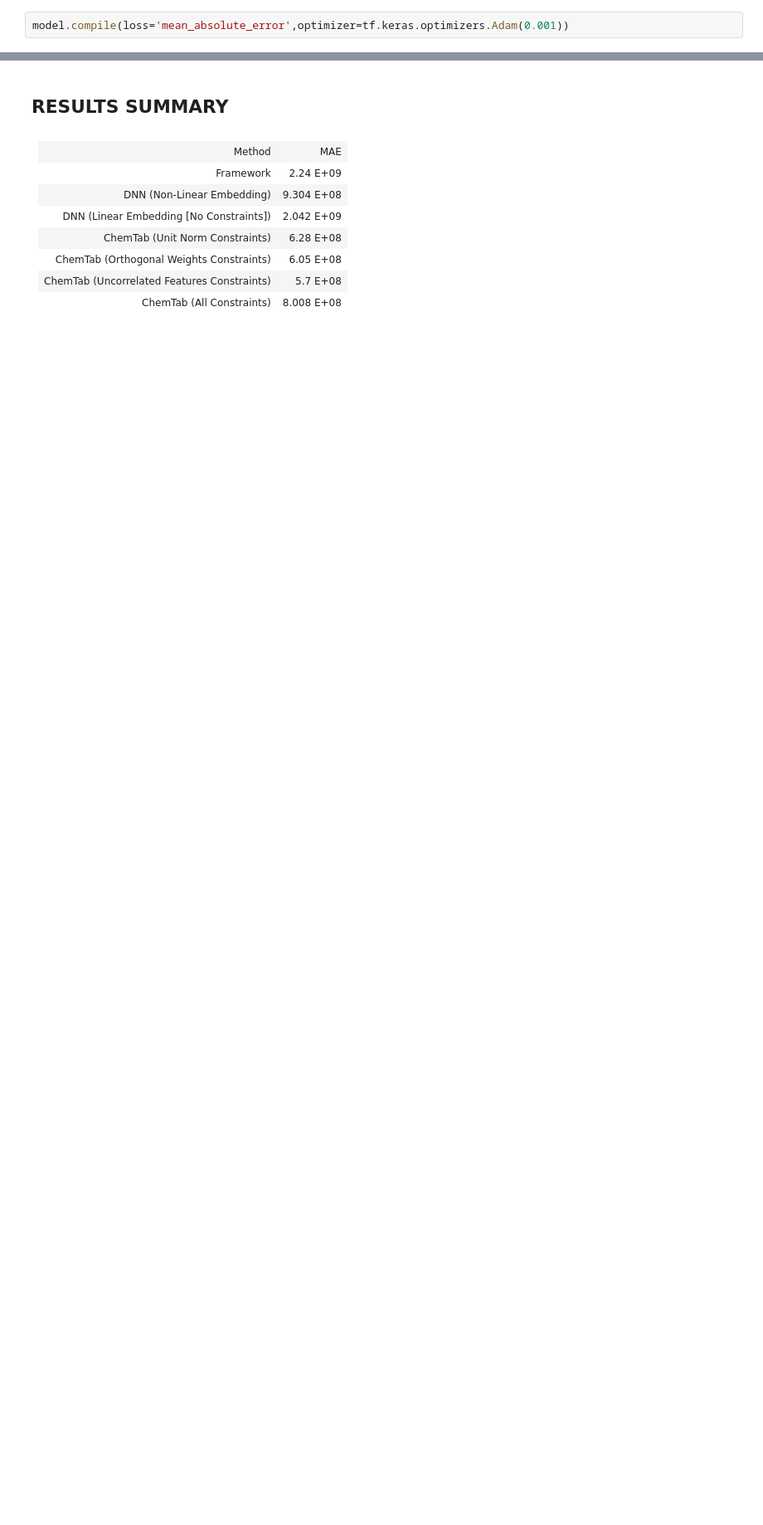
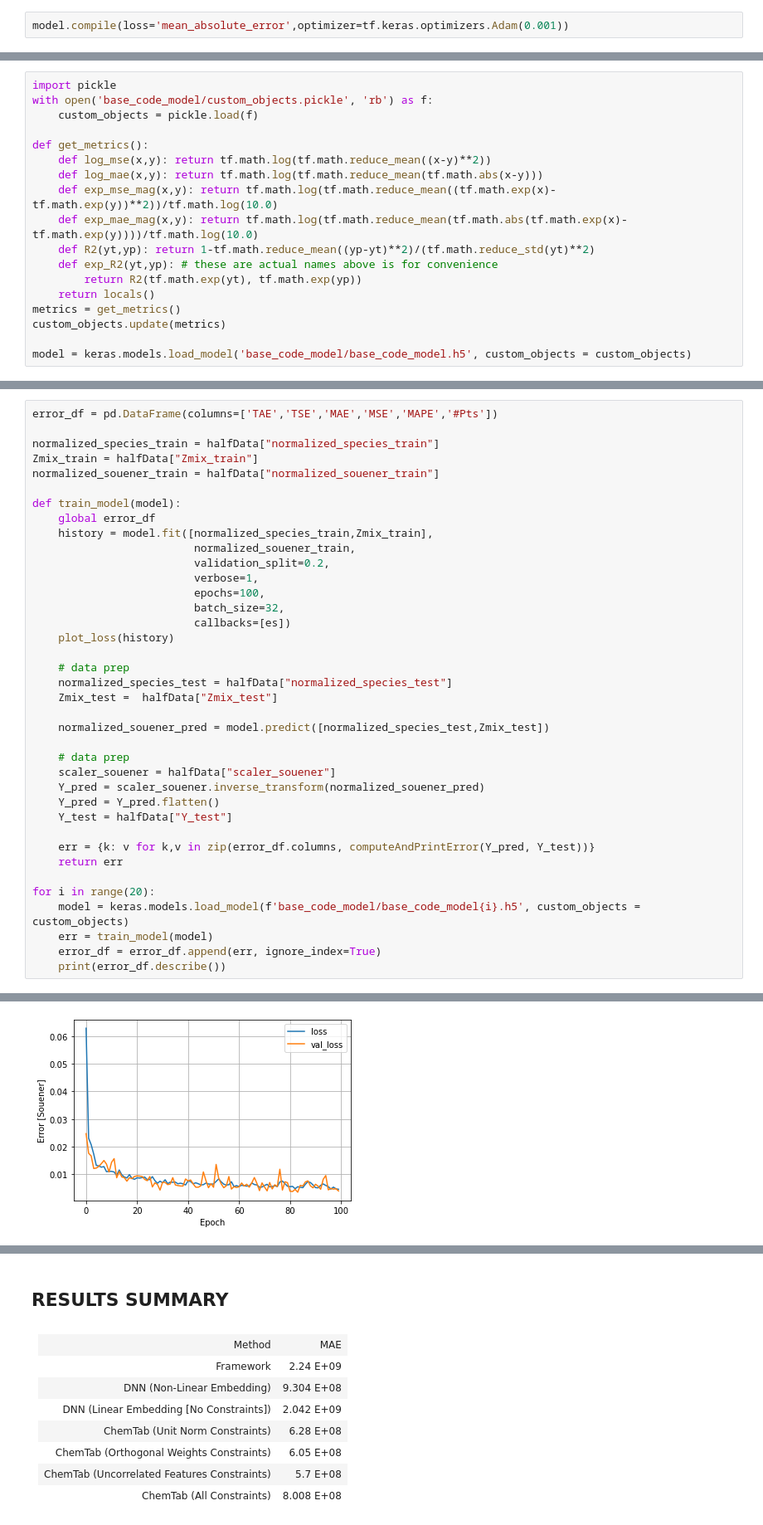
Before and after one commit to amolsalunkhe/ChemTab, a Jupyter notebook: src/Bare_Minimum_Benchmark_Notebook.ipynb, the cells around one changed output, grey strips where cells are left out. Shown: that part at 83% size. Drawn from its saved outputs; the diff is of its cells as text; blank space fills up the shorter version.

```diff
--- a/src/Bare_Minimum_Benchmark_Notebook.ipynb
+++ b/src/Bare_Minimum_Benchmark_Notebook.ipynb
@@ -137,0 +149,18 @@ model.compile(loss='mean_absolute_error',optimizer=tf.keras.optimizers.Adam(0.00
+# %%
+import pickle
+with open('base_code_model/custom_objects.pickle', 'rb') as f:
+    custom_objects = pickle.load(f)
+
+def get_metrics():
+    def log_mse(x,y): return tf.math.log(tf.math.reduce_mean((x-y)**2))
+    def log_mae(x,y): return tf.math.log(tf.math.reduce_mean(tf.math.abs(x-y)))
+    def exp_mse_mag(x,y): return tf.math.log(tf.math.reduce_mean((tf.math.exp(x)-tf.math.exp(y))**2))/tf.math.log(10.0)
+    def exp_mae_mag(x,y): return tf.math.log(tf.math.reduce_mean(tf.math.abs(tf.math.exp(x)-tf.math.exp(y))))/tf.math.log(10.0)
+    def R2(yt,yp): return 1-tf.math.reduce_mean((yp-yt)**2)/(tf.math.reduce_std(yt)**2)
+    def exp_R2(yt,yp): # these are actual names above is for convenience
+        return R2(tf.math.exp(yt), tf.math.exp(yp))
+    return locals()
+metrics = get_metrics()
+custom_objects.update(metrics)
+
+model = keras.models.load_model('base_code_model/base_code_model.h5', custom_objects = custom_objects)
@@ -137,0 +187,39 @@ model.compile(loss='mean_absolute_error',optimizer=tf.keras.optimizers.Adam(0.00
+# %%
+error_df = pd.DataFrame(columns=['TAE','TSE','MAE','MSE','MAPE','#Pts'])
+
+normalized_species_train = halfData["normalized_species_train"]
+Zmix_train = halfData["Zmix_train"]
+normalized_souener_train = halfData["normalized_souener_train"]
+
+def train_model(model):
+    global error_df
+    history = model.fit([normalized_species_train,Zmix_train],
+                         normalized_souener_train,
+                         validation_split=0.2,
+                         verbose=1,
+                         epochs=100,
+                         batch_size=32,
+                         callbacks=[es])
+    plot_loss(history)
+
+    # data prep
+    normalized_species_test = halfData["normalized_species_test"]
+    Zmix_test =  halfData["Zmix_test"]
+
+    normalized_souener_pred = model.predict([normalized_species_test,Zmix_test])
+
+    # data prep
+    scaler_souener = halfData["scaler_souener"]
+    Y_pred = scaler_souener.inverse_transform(normalized_souener_pred)
+    Y_pred = Y_pred.flatten()
+    Y_test = halfData["Y_test"]
+
+    err = {k: v for k,v in zip(error_df.columns, computeAndPrintError(Y_pred, Y_test))}
+    return err
+
+for i in range(20):
+    model = keras.models.load_model(f'base_code_model/base_code_model{i}.h5', custom_objects = custom_objects)
+    err = train_model(model)
+    error_df = error_df.append(err, ignore_index=True)
+    print(error_df.describe())
+# %% [output]
@@ -137,0 +243 @@ model.compile(loss='mean_absolute_error',optimizer=tf.keras.optimizers.Adam(0.00
+[figure, added]
```
Also changed, not shown: parts of 11 cells of this notebook, 4 other files.
